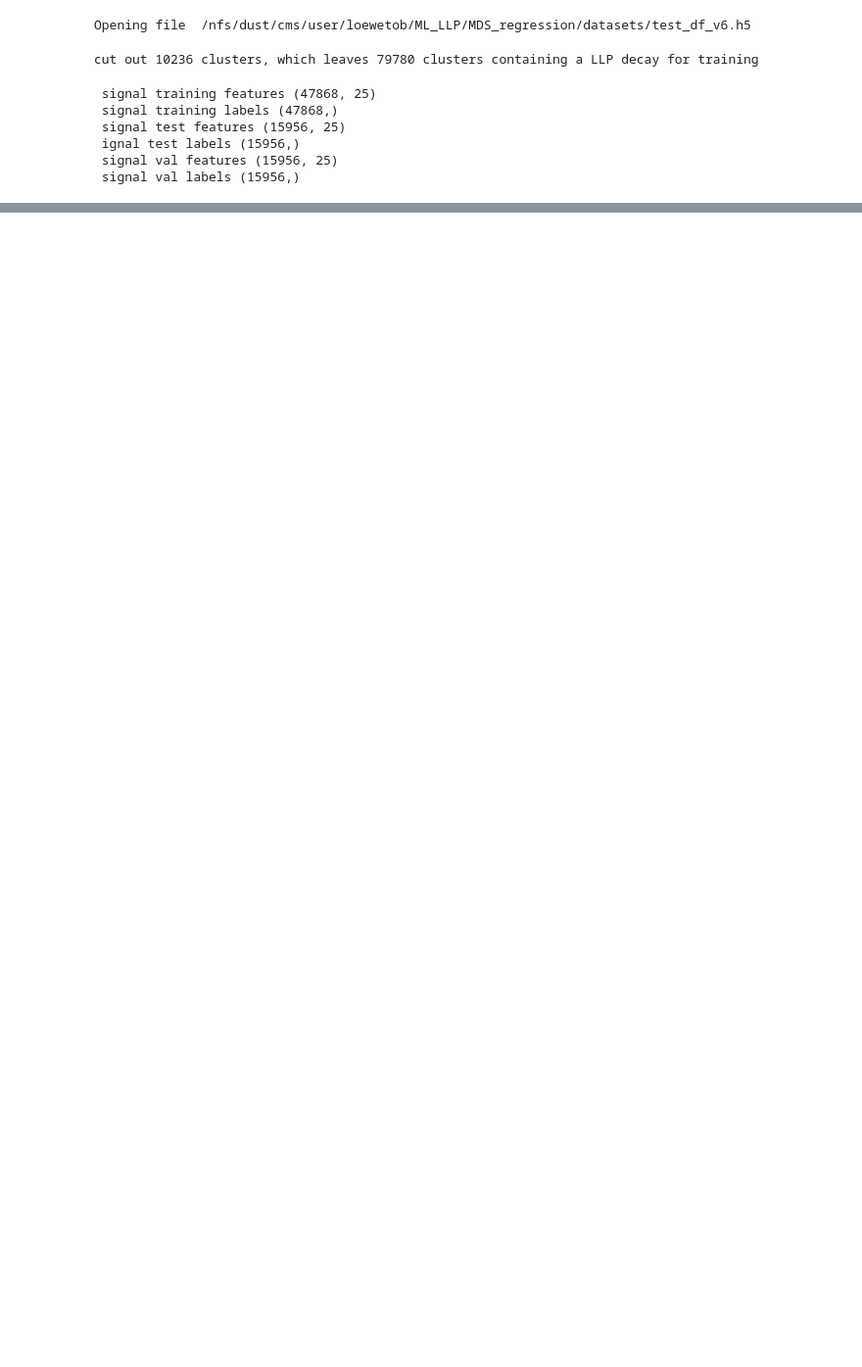
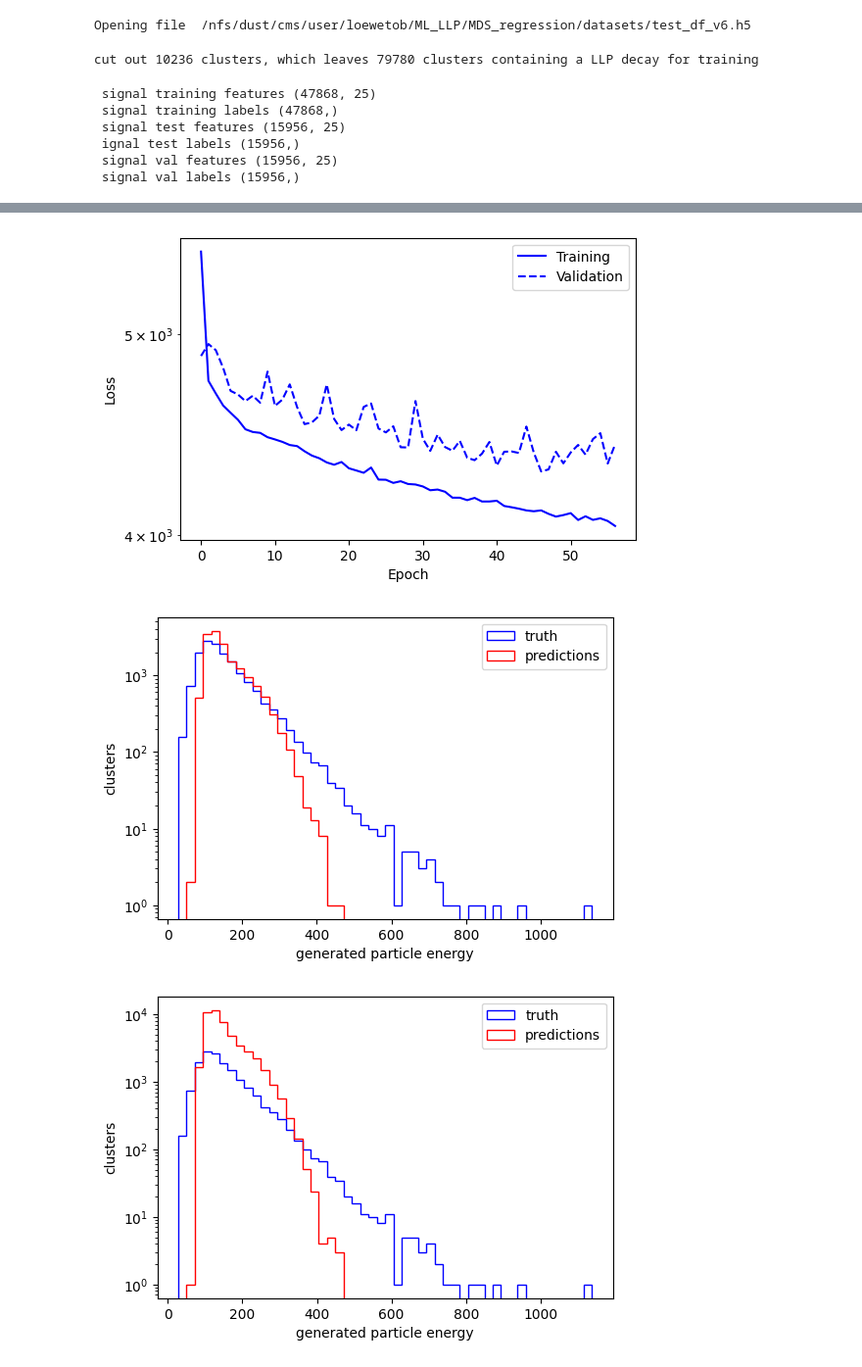
Before and after one commit to lbenato/MDS_regression, a Jupyter notebook: train_model_tobias.ipynb, the cells around one changed output, grey strips where cells are left out. Shown at 98% size. Cells and saved outputs as stored; diff of their text form; code cells hidden in the pictures; blank space fills up the shorter version.

```diff
--- a/train_model_tobias.ipynb
+++ b/train_model_tobias.ipynb
@@ -63,7 +63,7 @@ branches_to_train = [
 "cscRechitClusterKurtX",
 "cscRechitClusterKurtY",
 "cscRechitClusterKurtZ",
-"cscRechitClusterSize",
+"cscRechitClusterSize"
 ]
 
 #energy key
@@ -140,0 +210,10 @@ n_features
+# %%
+model = make_model()
+model.summary()
+history = model.fit(
+    X_train,
+    Y_train,
+    batch_size = 100,
+    epochs = EPOCHS, #EPOCHS
+    callbacks = [early_stopping],
+    validation_data = (val_data, val_labels))
@@ -140,0 +238,30 @@ n_features
+# %%
+def plot_loss(history):
+    fig, ax = plt.subplots(figsize = (6, 4))
+    ax.plot(history.epoch, history.history['loss'], label = 'Training', color = 'blue')
+    ax.plot(history.epoch, history.history['val_loss'], linestyle = '--', color = 'blue', label = 'Validation')
+    ax.set_xlabel('Epoch')
+    ax.set_ylabel('Loss')
+    ax.set_yscale('log')
+    ax.legend()
+
+def predict_plot(model = model, test_data = test_data, test_target = test_labels, batches = 1024, axlabels = ('clusters', 'generated particle energy')):
+    fig, ax = plt.subplots(figsize = (6, 4))
+
+    predictions = model.predict(test_data, batch_size = batches)
+    histdata, bins, dummy = ax.hist(test_target, bins = 50, histtype="step", color = 'b', label = 'truth')
+    ax.hist(predictions, bins = bins, histtype="step", color = 'r', label = 'predictions')
+    ax.set_yscale('log')
+    ax.set_ylabel(axlabels[0])
+    ax.set_xlabel(axlabels[1])
+    ax.legend()
+
+def modeltest(layers = [50, 30, 20, 5, 1], leftoutfeatures = [], epochs = 50):
+    print('model layers : ', layers,
+         '\nfeatures left out : ', leftoutfeatures,
+         '\nepochs : ', epochs)
+# %%
+plot_loss(history)
+predict_plot()
+predict_plot(test_data = train_data)
+# %% [output]
@@ -140,0 +270,3 @@ n_features
+[figure, added]
+[figure, added]
+[figure, added]
```
Also changed, not shown: parts of 12 cells of this notebook, 1 other file.
